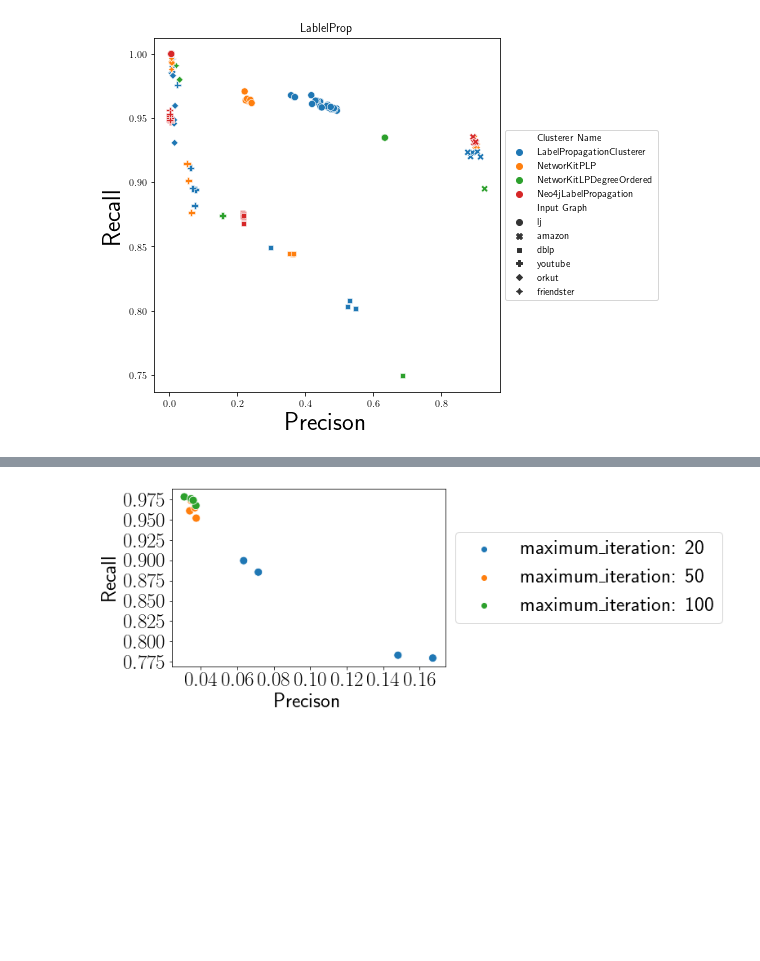
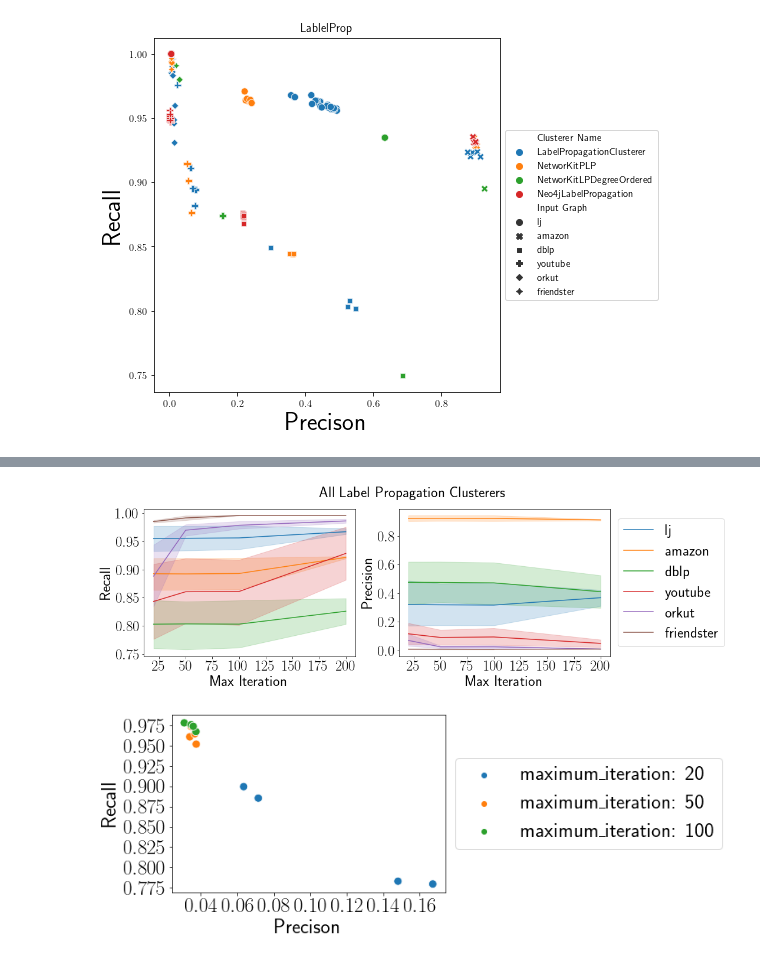
Before and after one commit to ParAlg/ParClusterers, a Jupyter notebook: plotting/plot_running_time.ipynb, the cells around one changed output, grey strips where cells are left out. Drawn from its saved outputs; the diff is of its cells as text; code cells hidden in the pictures; blank space fills up the shorter version.

```diff
--- a/plotting/plot_running_time.ipynb
+++ b/plotting/plot_running_time.ipynb
@@ -196,3 +197,46 @@ fontsize = old_fontsize
+# %%
+df = pd.read_csv("/Users/sy/Desktop/MIT/clusterer/Graph Clustering Framework  - label_stats.csv")
+replace_graph_names(df)
+df = df.dropna(how='all')
+df = df[df["Clusterer Name"] != "NetworKitLPDegreeOrdered"]
+
+# df_nk_neo4j = df[df['Config'].str.contains(r'maxIterations: 20(?:,|$)', na=False)]
+# df_us = df[df['Config'].str.contains(r'max_iteration: 20(?:,|$)', na=False)]
+# df_tg = df[df['Config'].str.contains(r'maximum_iteration: 20(?:,|$)', na=False)]
+df = df[df["Config"] != ""]
+df['num_iteration'] = df['Config'].str.extract('max(?:imum)?_?iterations?: (\d+)', flags=re.IGNORECASE).astype(int)
+df = df[df['num_iteration'].isin([20, 50, 100, 200])]
+
+
+# Create a 1x2 subplot (one row, two columns)
+fig, axes = plt.subplots(1, 2, figsize=(15, 5))
+fig.suptitle("All Label Propagation Clusterers", fontsize=fontsize)
+
+# Plot the first line plot on the top-left axis
+sns.lineplot(data=df, x="num_iteration", y="communityRecall_mean", hue="Input Graph", ax=axes[0])
+axes[0].legend(loc='center left', bbox_to_anchor=(1, 0.5))
+# axes[0].set_title("Community Recall by Num Iteration")
+axes[0].set_ylabel("Recall", fontsize=fontsize)
+axes[0].set_xlabel("Max Iteration", fontsize=fontsize)
+
+axes[0].get_legend().remove()
+set_ax_ticks(axes[0])
+
+# Plot the second line plot on the top-right axis
+sns.lineplot(data=df, x="num_iteration", y="communityPrecision_mean", hue="Input Graph", ax=axes[1])
+axes[1].legend(loc='center left', bbox_to_anchor=(1, 0.5), fontsize=fontsize)
+# axes[1].set_title("Community Precision by Num Iteration")
+axes[1].set_ylabel("Precision", fontsize=fontsize)
+axes[1].set_xlabel("Max Iteration", fontsize=fontsize)
+set_ax_ticks(axes[1])
+
+
+
+# Adjust layout
+plt.tight_layout()
+plt.savefig("../results/out_lp_parameters.pdf", bbox_inches='tight')
+# %% [output]
+[figure, added]
 # %%
 df = pd.read_csv("/Users/sy/Desktop/MIT/clusterer/Graph Clustering Framework  - label_stats.csv")
 replace_graph_names(df)
```
Also changed, not shown: parts of 12 cells of this notebook.
